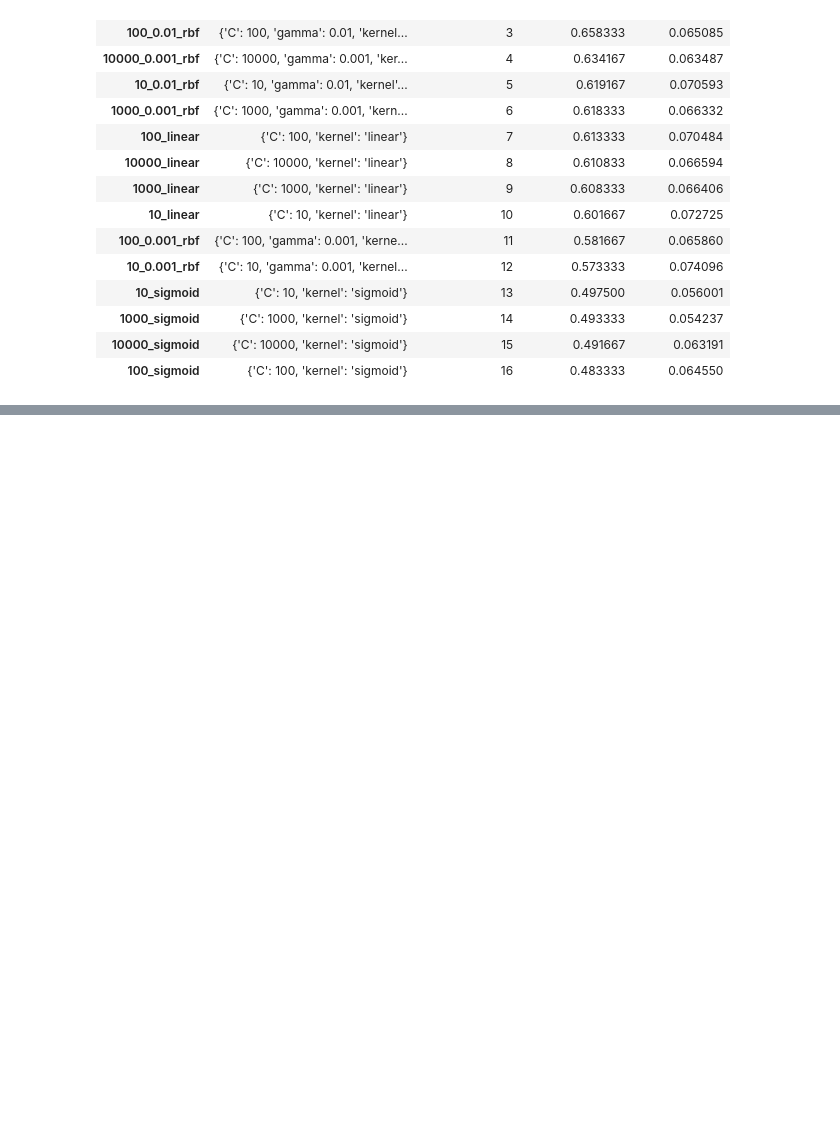
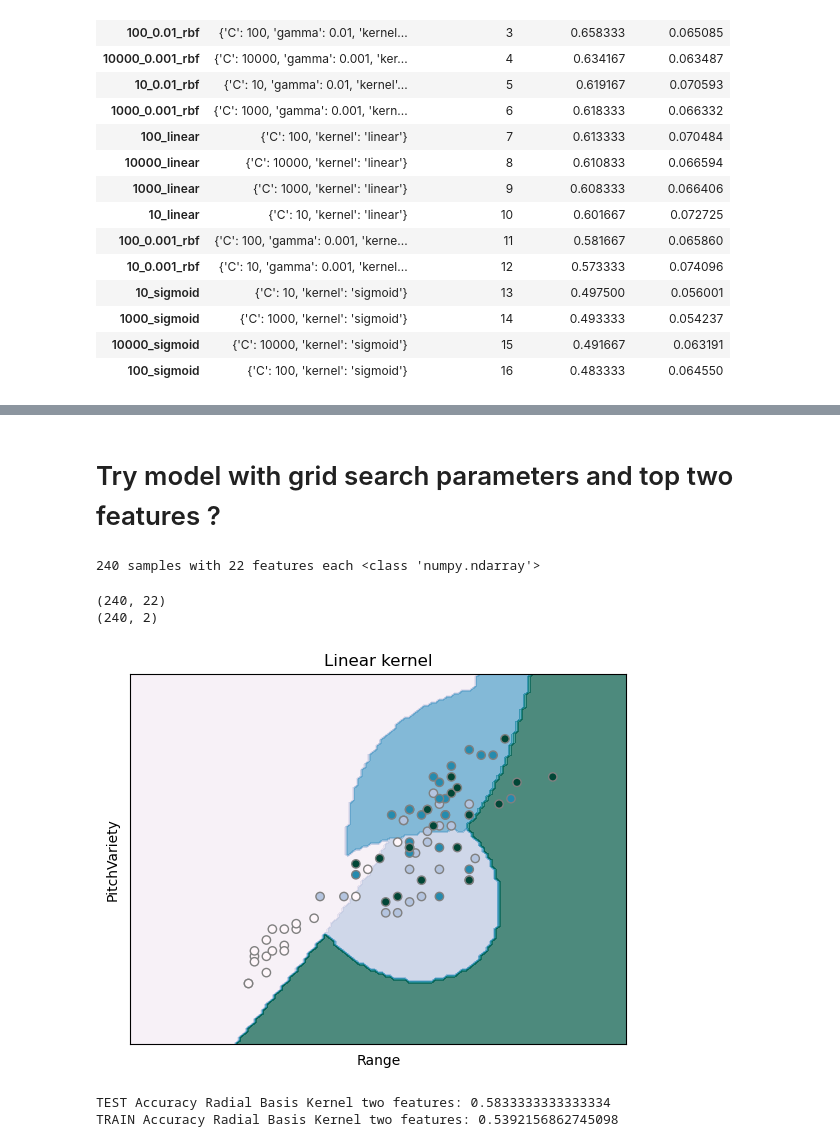
Before and after one commit to carlm451/Music-Composre-Classification-SVM-Model-, a Jupyter notebook: SVM Classification Model .ipynb, the cells around one changed output, grey strips where cells are left out. Cells and saved outputs as stored; diff of their text form; code cells hidden in the pictures; blank space fills up the shorter version.

```diff
--- a/SVM Classification Model .ipynb
+++ b/SVM Classification Model .ipynb
@@ -252,0 +379,80 @@ results_df[["params", "rank_test_score", "mean_test_score", "std_test_score"]]
+# %% [markdown]
+# Try model with grid search parameters and top two features ?
+# %%
+X = df_best_features.drop(['Composer_name', 'Composer_label'], axis=1)
+
+training_features_list = list(X.columns)
+
+X = X.to_numpy()
+
+m, n = X.shape
+
+print(f'{m} samples with {n} features each',type(X))
+# %% [output]
+240 samples with 22 features each <class 'numpy.ndarray'>
+# %%
+print(X.shape)
+
+X = X[:,:2]
+
+X_train, X_test, y_train, y_test = train_test_split(X, y, train_size=0.85, random_state = 0)
+
+# Scaling the Train and Test feature set
+from sklearn.preprocessing import StandardScaler
+scaler = StandardScaler()
+X_train = scaler.fit_transform(X_train)
+X_test = scaler.transform(X_test)
+
+X_scaled = scaler.transform(X)
+
+print(X.shape)
+# %% [output]
+(240, 22)
+(240, 2)
+# %%
+rbf_two_features = svm.SVC(kernel='rbf', gamma=0.01, C=1000, decision_function_shape='ovo').fit(X_train, y_train)
+# %%
+#stepsize in the mesh, it alters the accuracy of the plotprint
+#to better understand it, just play with the value, change it and print it
+h = .05
+#create the mesh
+x_min, x_max = X_scaled[:, 0].min() - 1, X_scaled[:, 0].max() + 1
+y_min, y_max = X_scaled[:, 1].min() - 1, X_scaled[:, 1].max() + 1
+xx, yy = np.meshgrid(np.arange(x_min, x_max, h),np.arange(y_min, y_max, h))
+# create the title that will be shown on the plot
+titles = ['Linear kernel','RBF kernel','Polynomial kernel','Sigmoid kernel']
+# %%
+for i, clf in enumerate((rbf_two_features,)):
+    #defines how many plots: 2 rows, 2columns=> leading to 4 plots
+    plt.subplot(1, 1, i + 1) #i+1 is the index
+    #space between plots
+    plt.subplots_adjust(wspace=0.4, hspace=0.4)
+    Z = clf.predict(np.c_[xx.ravel(), yy.ravel()])
+    # Put the result into a color plot
+    Z = Z.reshape(xx.shape)
+    plt.contourf(xx, yy, Z, cmap=plt.cm.PuBuGn, alpha=0.7)
+    # Plot also the training points
+    plt.scatter(X_scaled[::3, 0], X_scaled[::3, 1], c=y[::3], cmap=plt.cm.PuBuGn,     edgecolors='grey')
+    plt.xlabel(training_features_list[0])
+    plt.ylabel(training_features_list[1])
+    plt.xlim(xx.min(), xx.max())
+    plt.ylim(yy.min(), yy.max())
+    plt.xticks(())
+    plt.yticks(())
+    plt.title(titles[i])
+    plt.show()
+# %% [output]
+[figure, added]
+# %%
+# retrieve the accuracy and print it for all 4 kernel functions
+
+accuracy_rbf_two_features_test = rbf_two_features.score(X_test, y_test)
+
+accuracy_rbf_two_features_train = rbf_two_features.score(X_train, y_train)
+
+print('TEST Accuracy Radial Basis Kernel two features:', accuracy_rbf_two_features_test)
+
+print('TRAIN Accuracy Radial Basis Kernel two features:', accuracy_rbf_two_features_train)
+# %% [output]
+TEST Accuracy Radial Basis Kernel two features: 0.5833333333333334
+TRAIN Accuracy Radial Basis Kernel two features: 0.5392156862745098
```
Also changed, not shown: parts of 15 cells of this notebook.
